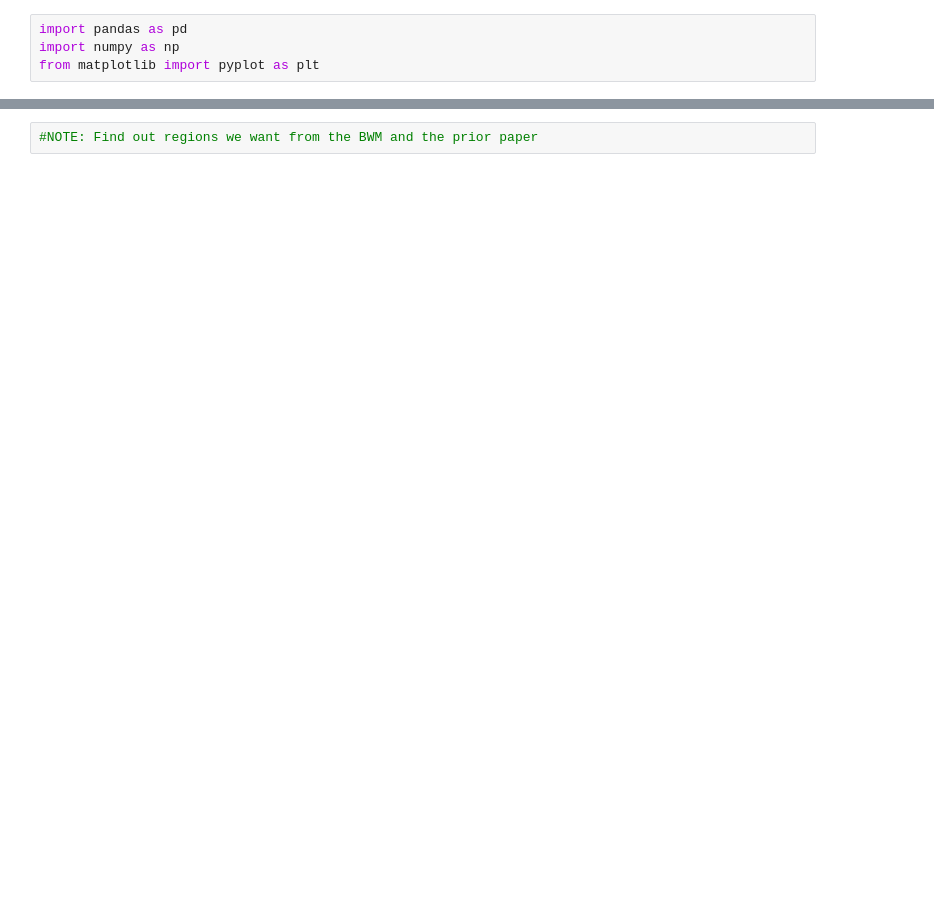
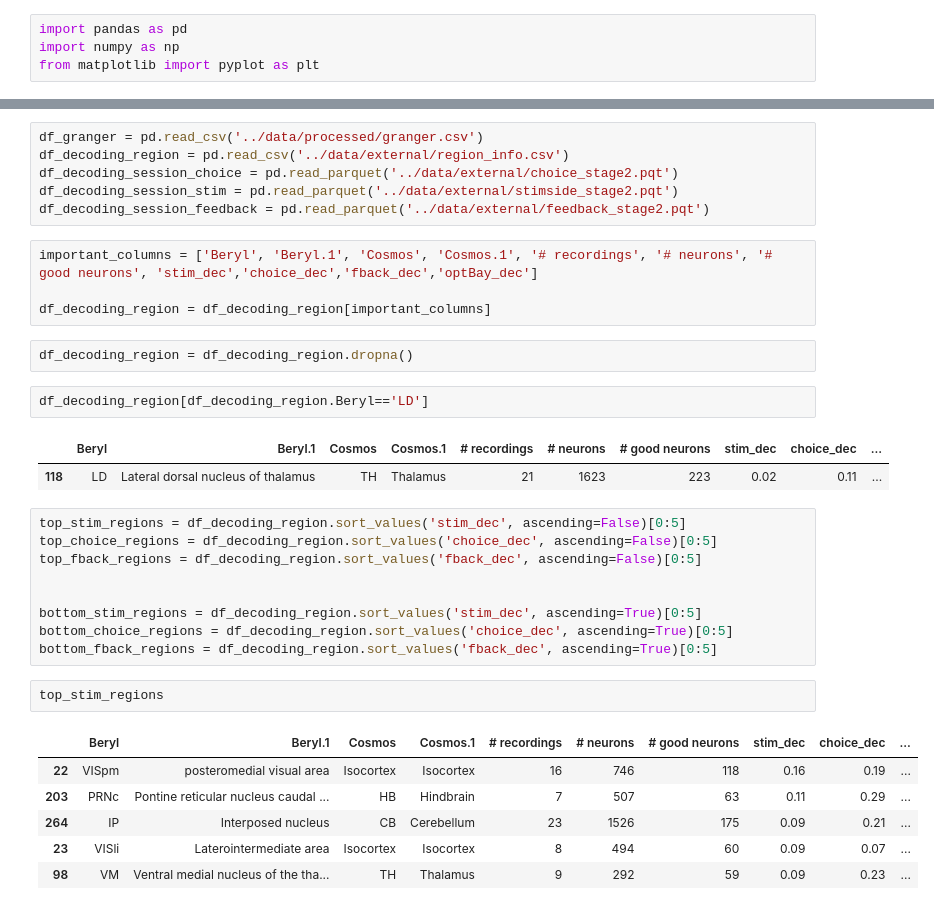
Before and after one commit to debottamKundu/ibl-partial-info-decomp, a Jupyter notebook: notebooks/1.2_recored_regions.ipynb, the cells around one changed output, grey strips where cells are left out. Cells and saved outputs as stored; diff of their text form; blank space fills up the shorter version.

```diff
--- a/notebooks/1.2_recored_regions.ipynb
+++ b/notebooks/1.2_recored_regions.ipynb
@@ -91,2 +5,35 @@ df[(df['source name']=='CA1') &  (df['target name']=='DG')]
-# %%
-#NOTE: Find out regions we want from the BWM and the prior paper
+# %%
+df_granger = pd.read_csv('../data/processed/granger.csv')
+df_decoding_region = pd.read_csv('../data/external/region_info.csv')
+df_decoding_session_choice = pd.read_parquet('../data/external/choice_stage2.pqt')
+df_decoding_session_stim = pd.read_parquet('../data/external/stimside_stage2.pqt')
+df_decoding_session_feedback = pd.read_parquet('../data/external/feedback_stage2.pqt')
+# %%
+important_columns = ['Beryl', 'Beryl.1', 'Cosmos', 'Cosmos.1', '# recordings', '# neurons', '# good neurons', 'stim_dec','choice_dec','fback_dec','optBay_dec']
+
+df_decoding_region = df_decoding_region[important_columns]
+# %%
+df_decoding_region = df_decoding_region.dropna()
+# %%
+df_decoding_region[df_decoding_region.Beryl=='LD']
+# %% [output]
+|  | Beryl | Beryl.1 | Cosmos | Cosmos.1 | # recordings | # neurons | # good neurons | stim_dec | choice_dec | ... |
+| 118 | LD | Lateral dorsal nucleus of thalamus | TH | Thalamus | 21 | 1623 | 223 | 0.02 | 0.11 | ... |
+# %%
+top_stim_regions = df_decoding_region.sort_values('stim_dec', ascending=False)[0:5]
+top_choice_regions = df_decoding_region.sort_values('choice_dec', ascending=False)[0:5]
+top_fback_regions = df_decoding_region.sort_values('fback_dec', ascending=False)[0:5]
+
+
+bottom_stim_regions = df_decoding_region.sort_values('stim_dec', ascending=True)[0:5]
+bottom_choice_regions = df_decoding_region.sort_values('choice_dec', ascending=True)[0:5]
+bottom_fback_regions = df_decoding_region.sort_values('fback_dec', ascending=True)[0:5]
+# %%
+top_stim_regions
+# %% [output]
+|  | Beryl | Beryl.1 | Cosmos | Cosmos.1 | # recordings | # neurons | # good neurons | stim_dec | choice_dec | ... |
+| 22 | VISpm | posteromedial visual area | Isocortex | Isocortex | 16 | 746 | 118 | 0.16 | 0.19 | ... |
+| 203 | PRNc | Pontine reticular nucleus caudal ... | HB | Hindbrain | 7 | 507 | 63 | 0.11 | 0.29 | ... |
+| 264 | IP | Interposed nucleus | CB | Cerebellum | 23 | 1526 | 175 | 0.09 | 0.21 | ... |
+| 23 | VISli | Laterointermediate area | Isocortex | Isocortex | 8 | 494 | 60 | 0.09 | 0.07 | ... |
+| 98 | VM | Ventral medial nucleus of the tha... | TH | Thalamus | 9 | 292 | 59 | 0.09 | 0.23 | ... |
```
Also changed, not shown: parts of 27 cells of this notebook, 15 other files.
